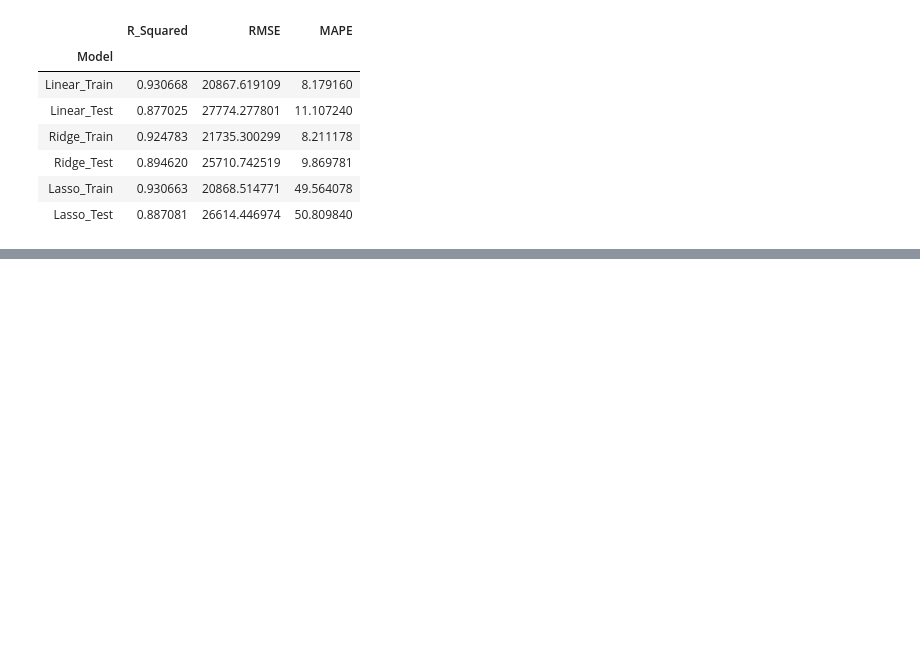
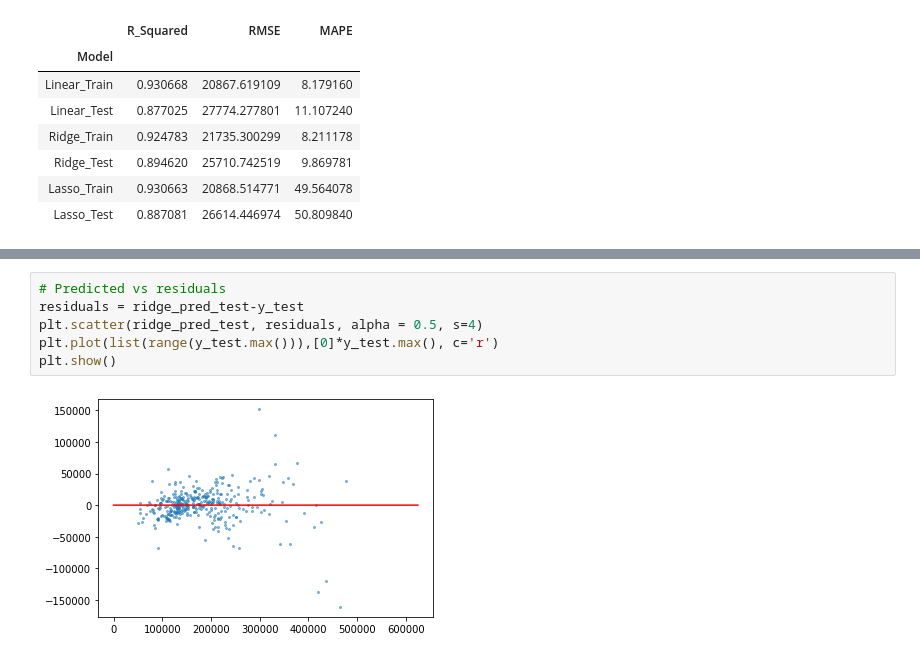
Before and after one commit to ABitNutty/Capstone-1, a Jupyter notebook: Linear Regression Model.ipynb, the cells around one changed output, grey strips where cells are left out. Saved outputs shown, nothing was run; the diff lists cells and outputs as text; blank space fills up the shorter version.

```diff
--- a/Linear Regression Model.ipynb
+++ b/Linear Regression Model.ipynb
@@ -220,0 +248,8 @@ metrics
+# %%
+# Predicted vs residuals
+residuals = ridge_pred_test-y_test
+plt.scatter(ridge_pred_test, residuals, alpha = 0.5, s=4)
+plt.plot(list(range(y_test.max())),[0]*y_test.max(), c='r')
+plt.show()
+# %% [output]
+[figure, added]
```
Also changed, not shown: parts of 40 cells of this notebook.
